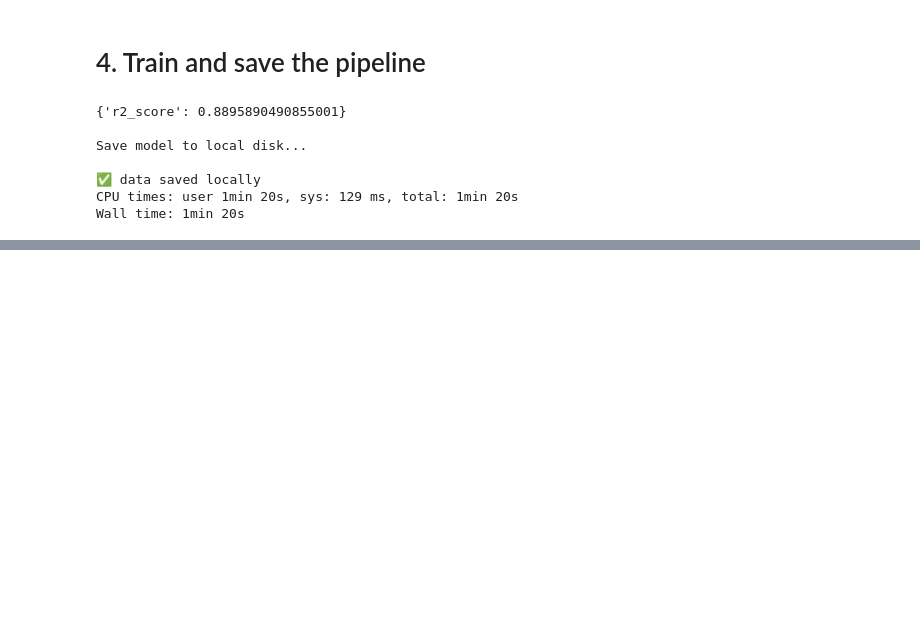
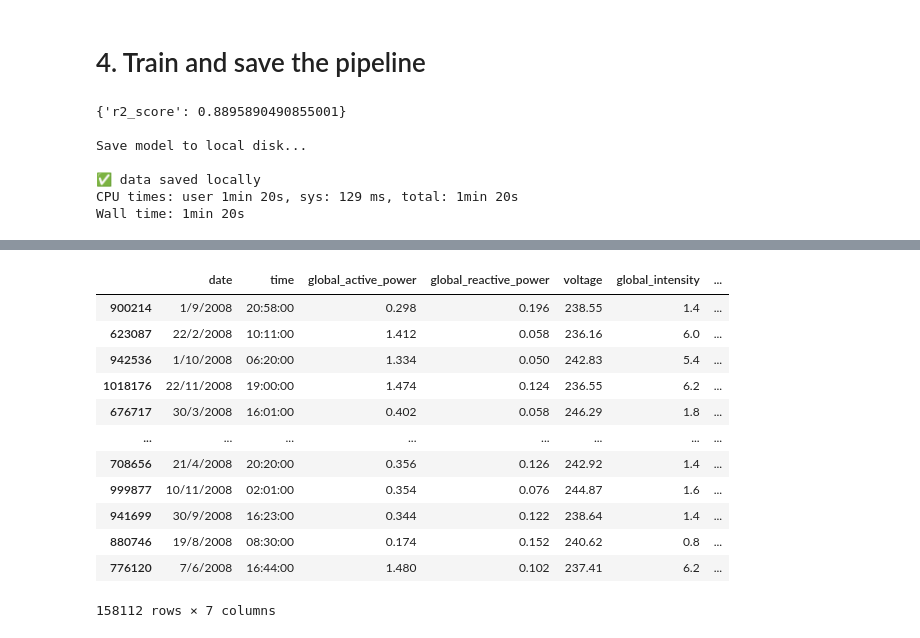
Before and after one commit to charlgd/electricity-decipherer, a Jupyter notebook: notebooks/pipeline.ipynb, the cells around one changed output, grey strips where cells are left out. Saved outputs shown, nothing was run; the diff lists cells and outputs as text; code cells hidden in the pictures; blank space fills up the shorter version.

```diff
--- a/notebooks/pipeline.ipynb
+++ b/notebooks/pipeline.ipynb
@@ -232,0 +269,16 @@ Wall time: 1min 20s
+# %%
+X_test
+# %% [output]
+|  | date | time | global_active_power | global_reactive_power | voltage | global_intensity | ... |
+| 900214 | 1/9/2008 | 20:58:00 | 0.298 | 0.196 | 238.55 | 1.4 | ... |
+| 623087 | 22/2/2008 | 10:11:00 | 1.412 | 0.058 | 236.16 | 6.0 | ... |
+| 942536 | 1/10/2008 | 06:20:00 | 1.334 | 0.050 | 242.83 | 5.4 | ... |
+| 1018176 | 22/11/2008 | 19:00:00 | 1.474 | 0.124 | 236.55 | 6.2 | ... |
+| 676717 | 30/3/2008 | 16:01:00 | 0.402 | 0.058 | 246.29 | 1.8 | ... |
+| ... | ... | ... | ... | ... | ... | ... | ... |
+| 708656 | 21/4/2008 | 20:20:00 | 0.356 | 0.126 | 242.92 | 1.4 | ... |
+| 999877 | 10/11/2008 | 02:01:00 | 0.354 | 0.076 | 244.87 | 1.6 | ... |
+| 941699 | 30/9/2008 | 16:23:00 | 0.344 | 0.122 | 238.64 | 1.4 | ... |
+| 880746 | 19/8/2008 | 08:30:00 | 0.174 | 0.152 | 240.62 | 0.8 | ... |
+| 776120 | 7/6/2008 | 16:44:00 | 1.480 | 0.102 | 237.41 | 6.2 | ... |
+158112 rows × 7 columns
```
Also changed, not shown: parts of 6 cells of this notebook, 5 other files.
